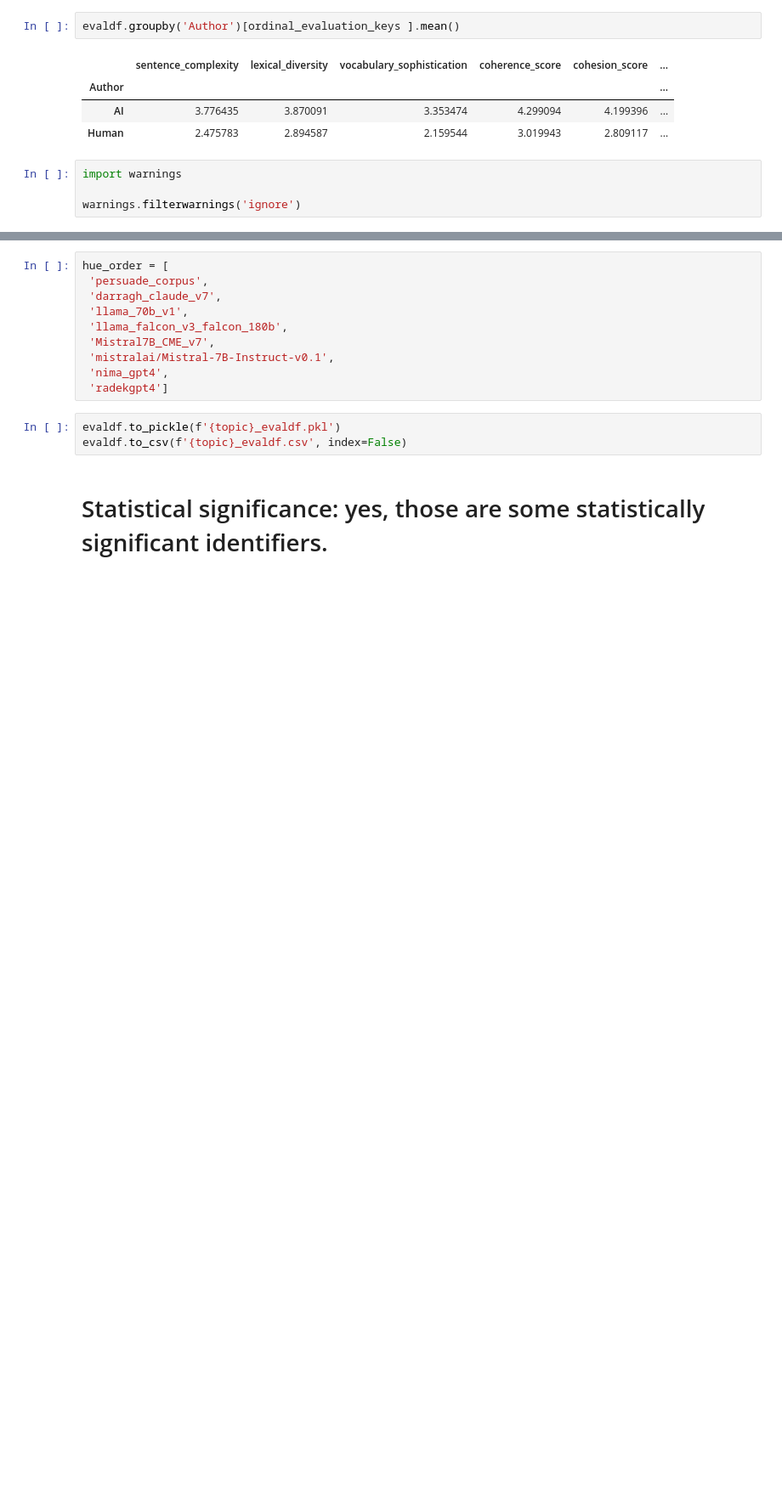
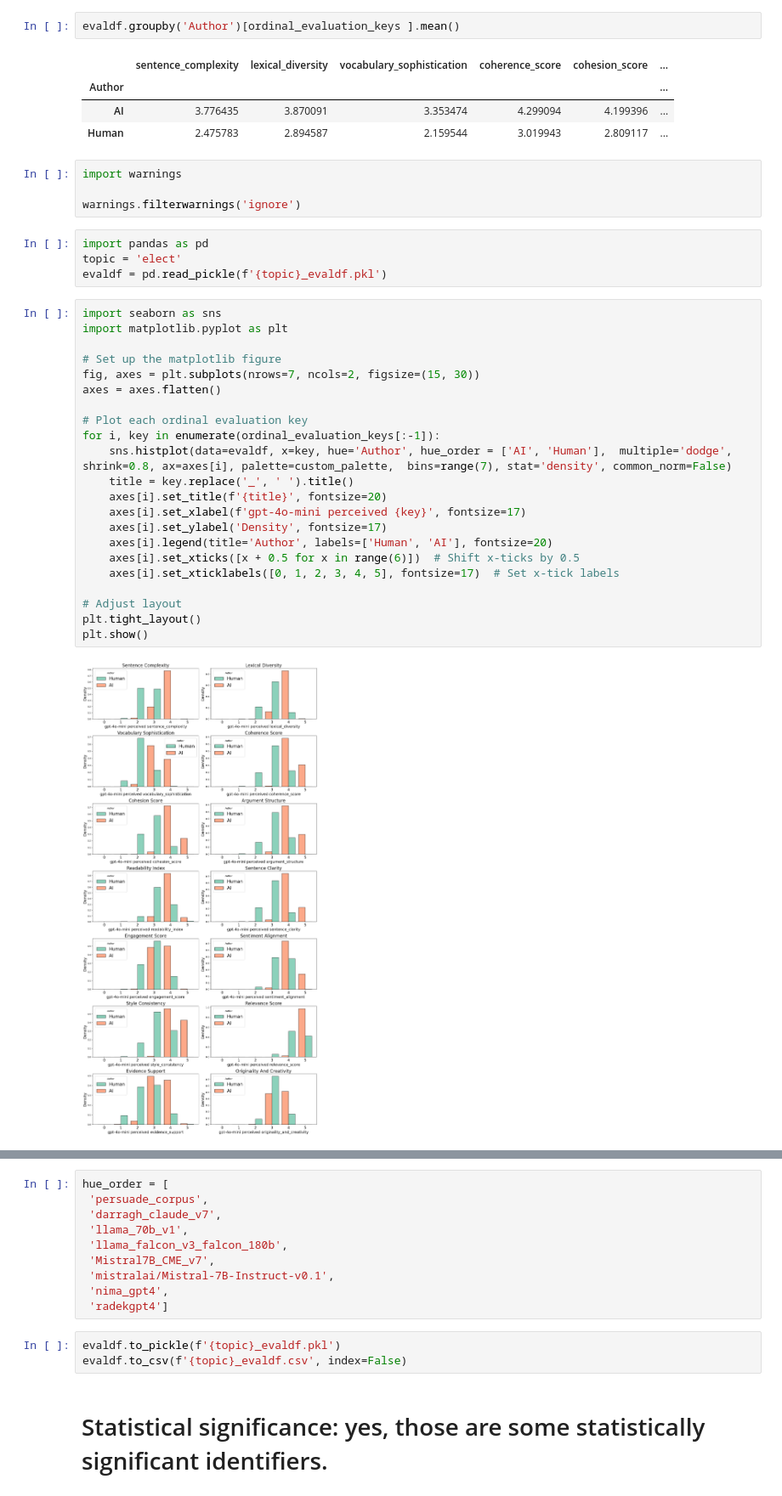
Before and after one commit to uwyang/blog_aidetector, a Jupyter notebook: blog3_gpt4o_evaluation.ipynb, the cells around one changed output, grey strips where cells are left out. Shown at 85% size. Cells and saved outputs as stored; diff of their text form; blank space fills up the shorter version.

```diff
--- a/blog3_gpt4o_evaluation.ipynb
+++ b/blog3_gpt4o_evaluation.ipynb
@@ -380,3 +384,31 @@ evaldf.groupby('Author')[ordinal_evaluation_keys ].mean()
 import warnings
 
 warnings.filterwarnings('ignore')
+# %%
+import pandas as pd
+topic = 'elect'
+evaldf = pd.read_pickle(f'{topic}_evaldf.pkl')
+# %%
+import seaborn as sns
+import matplotlib.pyplot as plt
+
+# Set up the matplotlib figure
+fig, axes = plt.subplots(nrows=7, ncols=2, figsize=(15, 30))
+axes = axes.flatten()
+
+# Plot each ordinal evaluation key
+for i, key in enumerate(ordinal_evaluation_keys[:-1]):
+    sns.histplot(data=evaldf, x=key, hue='Author', hue_order = ['AI', 'Human'],  multiple='dodge', shrink=0.8, ax=axes[i], palette=custom_palette,  bins=range(7), stat='density', common_norm=False)
+    title = key.replace('_', ' ').title()
+    axes[i].set_title(f'{title}', fontsize=20)
+    axes[i].set_xlabel(f'gpt-4o-mini perceived {key}', fontsize=17)
+    axes[i].set_ylabel('Density', fontsize=17)
+    axes[i].legend(title='Author', labels=['Human', 'AI'], fontsize=20)
+    axes[i].set_xticks([x + 0.5 for x in range(6)])  # Shift x-ticks by 0.5
+    axes[i].set_xticklabels([0, 1, 2, 3, 4, 5], fontsize=17)  # Set x-tick labels
+
+# Adjust layout
+plt.tight_layout()
+plt.show()
+# %% [output]
+[figure, added]
```
Also changed, not shown: parts of 17 cells of this notebook, 25 other files.
